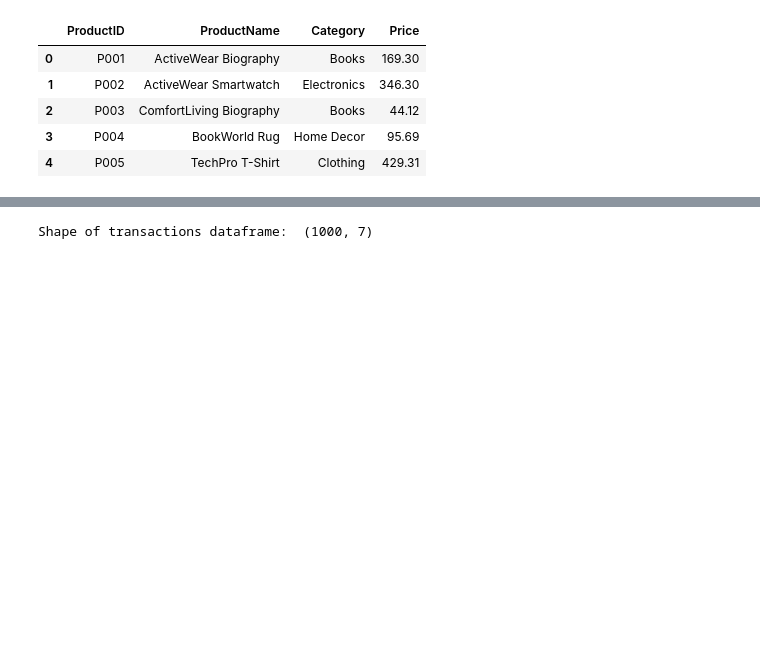
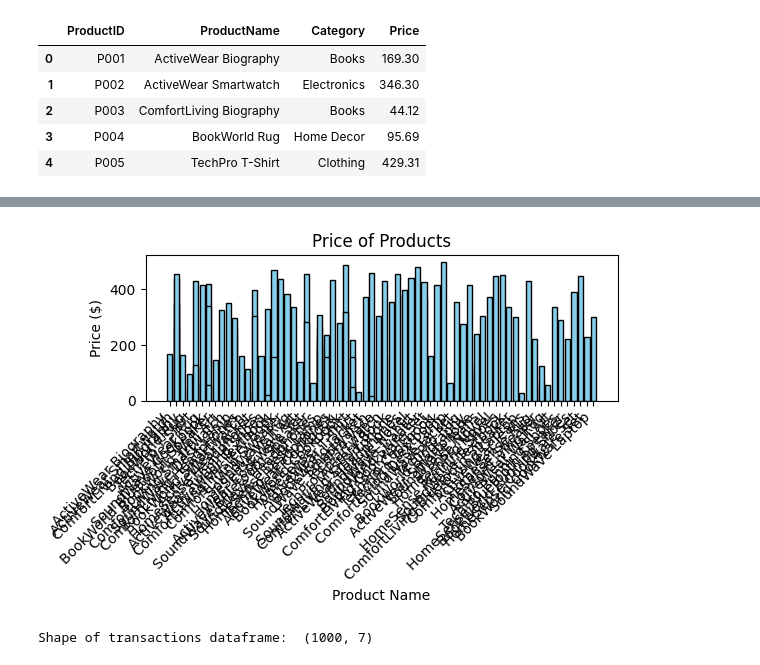
Before and after one commit to maheshreddy24/Zeotap-assignment, a Jupyter notebook: Mahesh_Reddy_EDA.ipynb, the cells around one changed output, grey strips where cells are left out. Cells and saved outputs as stored; diff of their text form; code cells hidden in the pictures; blank space fills up the shorter version.

```diff
--- a/Mahesh_Reddy_EDA.ipynb
+++ b/Mahesh_Reddy_EDA.ipynb
@@ -41,3 +65,15 @@ shape of products dataframe:  (100, 4)
+# %%
+#Distribution of product prices
+plt.figure(figsize=(6, 4))
+plt.bar(products['ProductName'], products['Price'], color='skyblue', edgecolor='black')
+plt.title("Price of Products")
+plt.xlabel("Product Name")
+plt.ylabel("Price ($)")
+plt.xticks(rotation=45, ha='right')
+plt.tight_layout()
+plt.show()
+# %% [output]
+[figure, added]
 # %%
 transactions = pd.read_csv('datasets/Transactions.csv')
 print("Shape of transactions dataframe: ", transactions.shape)
```
Also changed, not shown: parts of 22 cells of this notebook, 3 other files.
